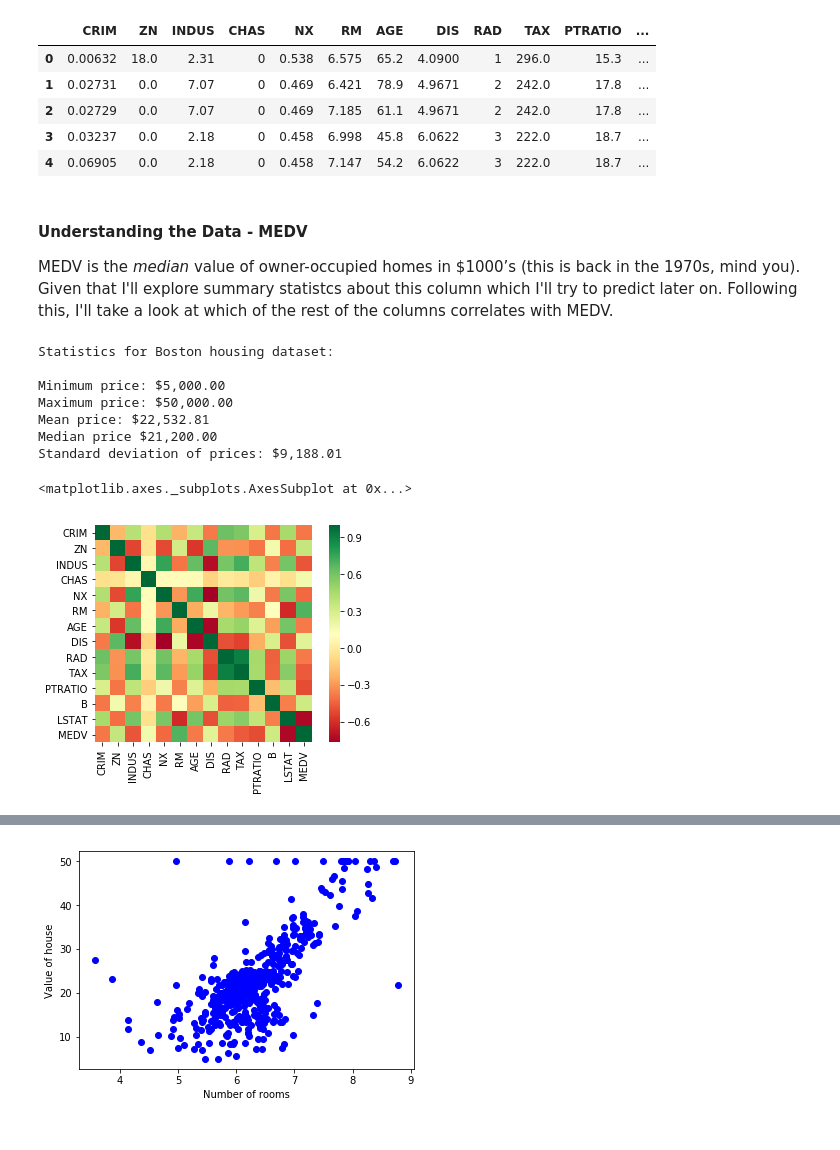
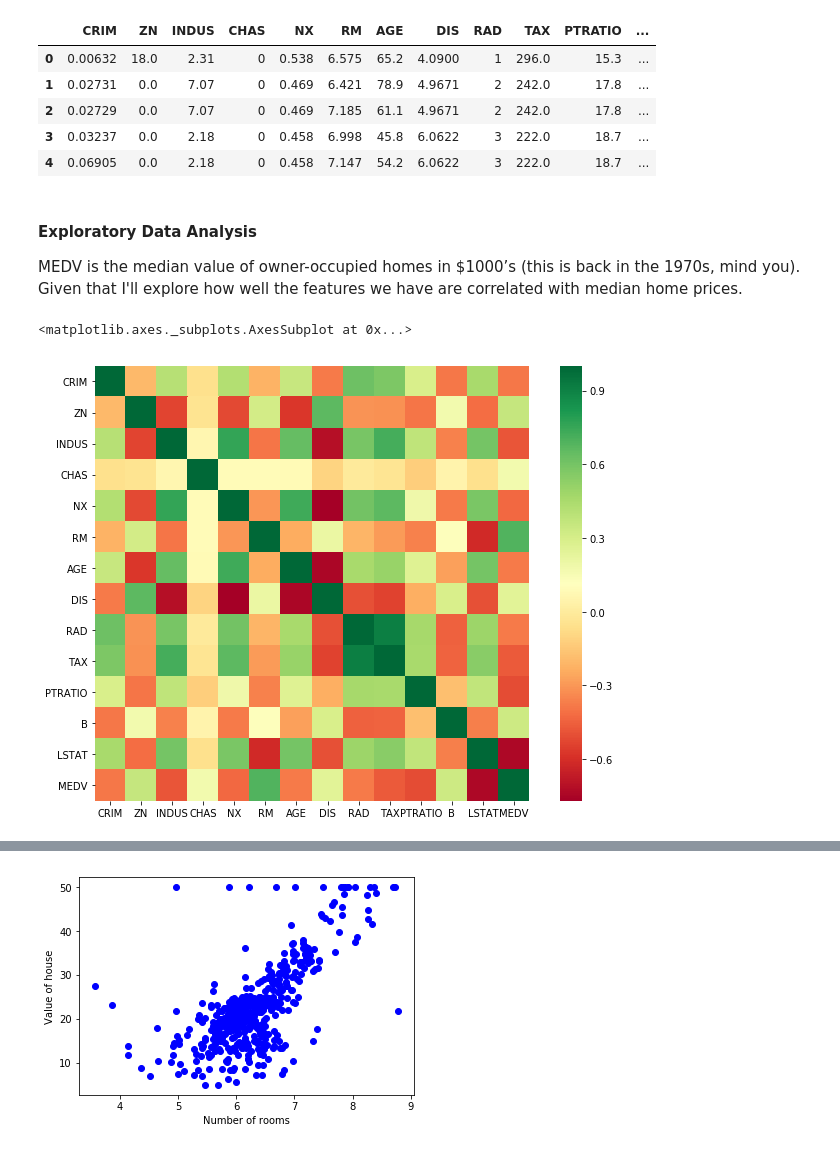
Before and after one commit to brukeg/notebooks, a Jupyter notebook: in-progress/supervised-learning-predicting-home-prices-boston.ipynb, the cells around one changed output, grey strips where cells are left out. Cells and saved outputs as stored; diff of their text form; code cells hidden in the pictures.

Commit message:
finalizing analysis on homes.

```diff
--- a/in-progress/supervised-learning-predicting-home-prices-boston.ipynb
+++ b/in-progress/supervised-learning-predicting-home-prices-boston.ipynb
@@ -46,45 +47,15 @@ df.head()
 | 3 | 0.03237 | 0.0 | 2.18 | 0 | 0.458 | 6.998 | 45.8 | 6.0622 | 3 | 222.0 | 18.7 | ... |
 | 4 | 0.06905 | 0.0 | 2.18 | 0 | 0.458 | 7.147 | 54.2 | 6.0622 | 3 | 222.0 | 18.7 | ... |
 # %% [markdown]
-#### Understanding the Data - MEDV
-MEDV is the *median* value of owner-occupied homes in $1000’s (this is back in the 1970s, mind you). Given that I'll explore summary statistcs about this column which I'll try to predict later on. Following this, I'll take a look at which of the rest of the columns correlates with MEDV.
+#### Exploratory Data Analysis
+MEDV is the median value of owner-occupied homes in $1000’s (this is back in the 1970s, mind you). Given that I'll explore how well the features we have are correlated with median home prices.
-# %%
-# Print summary statistics on MEDV
-prices = df['MEDV'] * 1000.0
-
-# Minimum price
-minimum_price = np.amin(prices)
-
-# Maximum price
-maximum_price = np.amax(prices)
-
-# Mean price
-mean_price = np.mean(prices)
-
-# Median price
-median_price = np.median(prices)
-
-# Standard deviation of prices
-std_price = np.std(prices)
-
-# Show the calculated statistics
-print "Statistics for Boston housing dataset:\n"
-print "Minimum price: ${:,.2f}".format(minimum_price)
-print "Maximum price: ${:,.2f}".format(maximum_price)
-print "Mean price: ${:,.2f}".format(mean_price)
-print "Median price ${:,.2f}".format(median_price)
-print "Standard deviation of prices: ${:,.2f}".format(std_price)
-# %% [output]
-Statistics for Boston housing dataset:
-
-Minimum price: $5,000.00
-Maximum price: $50,000.00
-Mean price: $22,532.81
-Median price $21,200.00
-Standard deviation of prices: $9,188.01
 # %%
 # Plot the correlation between different features in the datatset.
-sns.heatmap(df.corr(), square=True, cmap='RdYlGn')
+plt.figure(figsize=(11, 8))
+sns.heatmap(
+    df.corr(),
+    square=True,
+    cmap='RdYlGn')
 # %% [output]
 <matplotlib.axes._subplots.AxesSubplot at 0x...>
-[figure, old version]
+[figure, new version]
```
Also changed, not shown: parts of 28 cells of this notebook.
